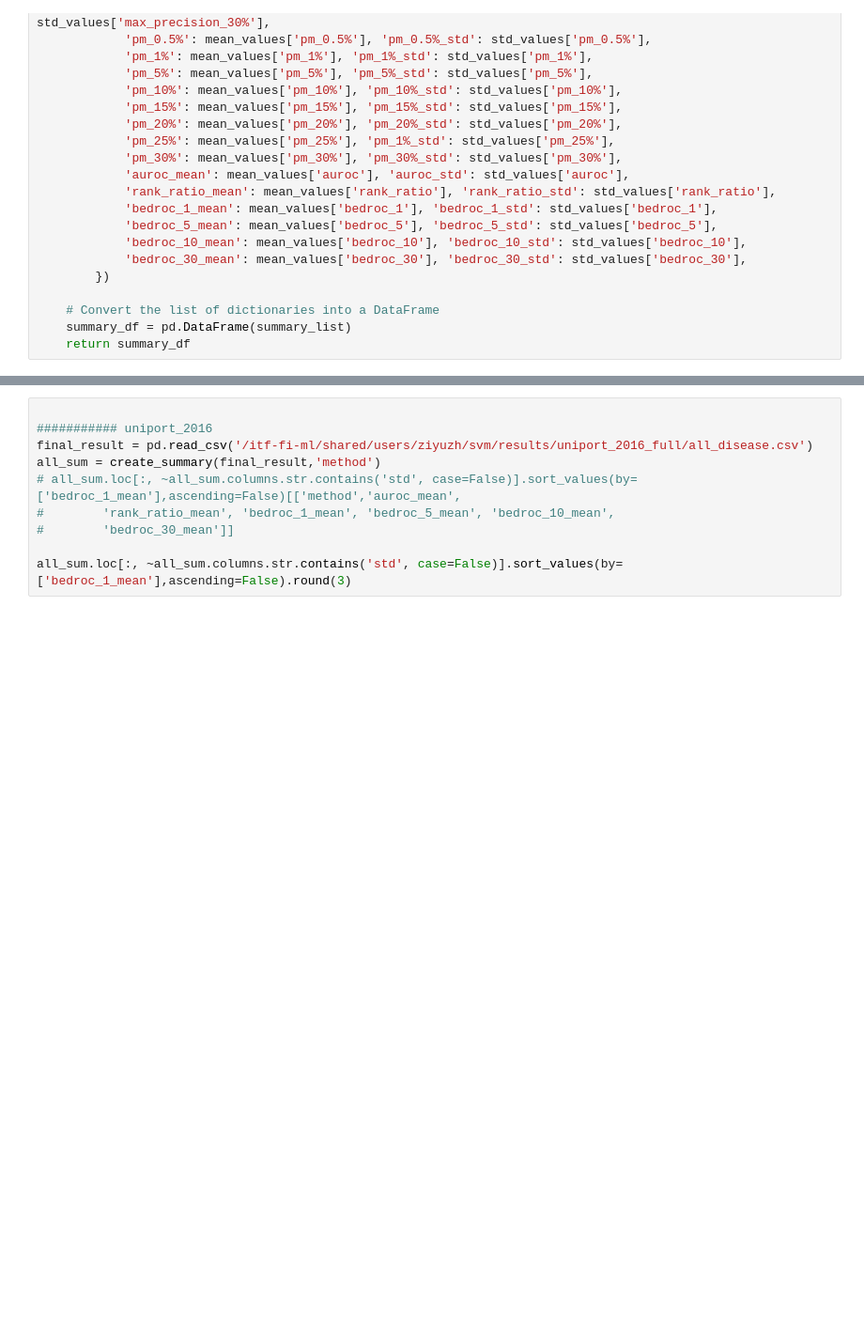
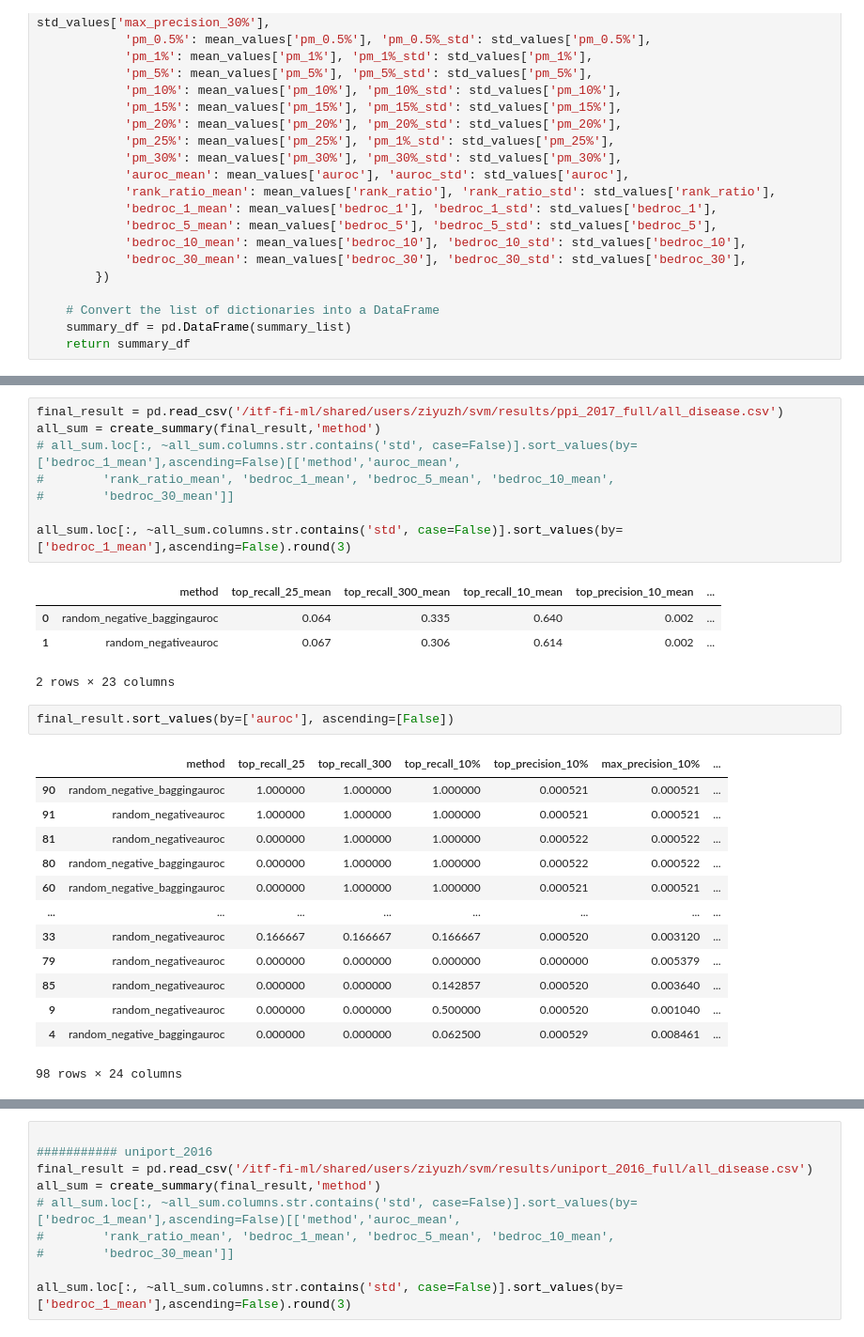
Before and after one commit to ZiyuZhang1/svm, a Jupyter notebook: codes/results_analysis.ipynb, the cells around one changed output, grey strips where cells are left out. Shown at 94% size. Saved outputs shown, nothing was run; the diff lists cells and outputs as text; blank space fills up the shorter version.

```diff
--- a/codes/results_analysis.ipynb
+++ b/codes/results_analysis.ipynb
@@ -238,0 +262,29 @@ def create_summary(results,col_name):
+# %%
+final_result = pd.read_csv('/itf-fi-ml/shared/users/ziyuzh/svm/results/ppi_2017_full/all_disease.csv')
+all_sum = create_summary(final_result,'method')
+# all_sum.loc[:, ~all_sum.columns.str.contains('std', case=False)].sort_values(by=['bedroc_1_mean'],ascending=False)[['method','auroc_mean',
+#        'rank_ratio_mean', 'bedroc_1_mean', 'bedroc_5_mean', 'bedroc_10_mean',
+#        'bedroc_30_mean']]
+
+all_sum.loc[:, ~all_sum.columns.str.contains('std', case=False)].sort_values(by=['bedroc_1_mean'],ascending=False).round(3)
+# %% [output]
+|  | method | top_recall_25_mean | top_recall_300_mean | top_recall_10_mean | top_precision_10_mean | ... |
+| 0 | random_negative_baggingauroc | 0.064 | 0.335 | 0.640 | 0.002 | ... |
+| 1 | random_negativeauroc | 0.067 | 0.306 | 0.614 | 0.002 | ... |
+2 rows × 23 columns
+# %%
+final_result.sort_values(by=['auroc'], ascending=[False])
+# %% [output]
+|  | method | top_recall_25 | top_recall_300 | top_recall_10% | top_precision_10% | max_precision_10% | ... |
+| 90 | random_negative_baggingauroc | 1.000000 | 1.000000 | 1.000000 | 0.000521 | 0.000521 | ... |
+| 91 | random_negativeauroc | 1.000000 | 1.000000 | 1.000000 | 0.000521 | 0.000521 | ... |
+| 81 | random_negativeauroc | 0.000000 | 1.000000 | 1.000000 | 0.000522 | 0.000522 | ... |
+| 80 | random_negative_baggingauroc | 0.000000 | 1.000000 | 1.000000 | 0.000522 | 0.000522 | ... |
+| 60 | random_negative_baggingauroc | 0.000000 | 1.000000 | 1.000000 | 0.000521 | 0.000521 | ... |
+| ... | ... | ... | ... | ... | ... | ... | ... |
+| 33 | random_negativeauroc | 0.166667 | 0.166667 | 0.166667 | 0.000520 | 0.003120 | ... |
+| 79 | random_negativeauroc | 0.000000 | 0.000000 | 0.000000 | 0.000000 | 0.005379 | ... |
+| 85 | random_negativeauroc | 0.000000 | 0.000000 | 0.142857 | 0.000520 | 0.003640 | ... |
+| 9 | random_negativeauroc | 0.000000 | 0.000000 | 0.500000 | 0.000520 | 0.001040 | ... |
+| 4 | random_negative_baggingauroc | 0.000000 | 0.000000 | 0.062500 | 0.000529 | 0.008461 | ... |
+98 rows × 24 columns
```
Also changed, not shown: parts of 16 cells of this notebook, 11 other files.
